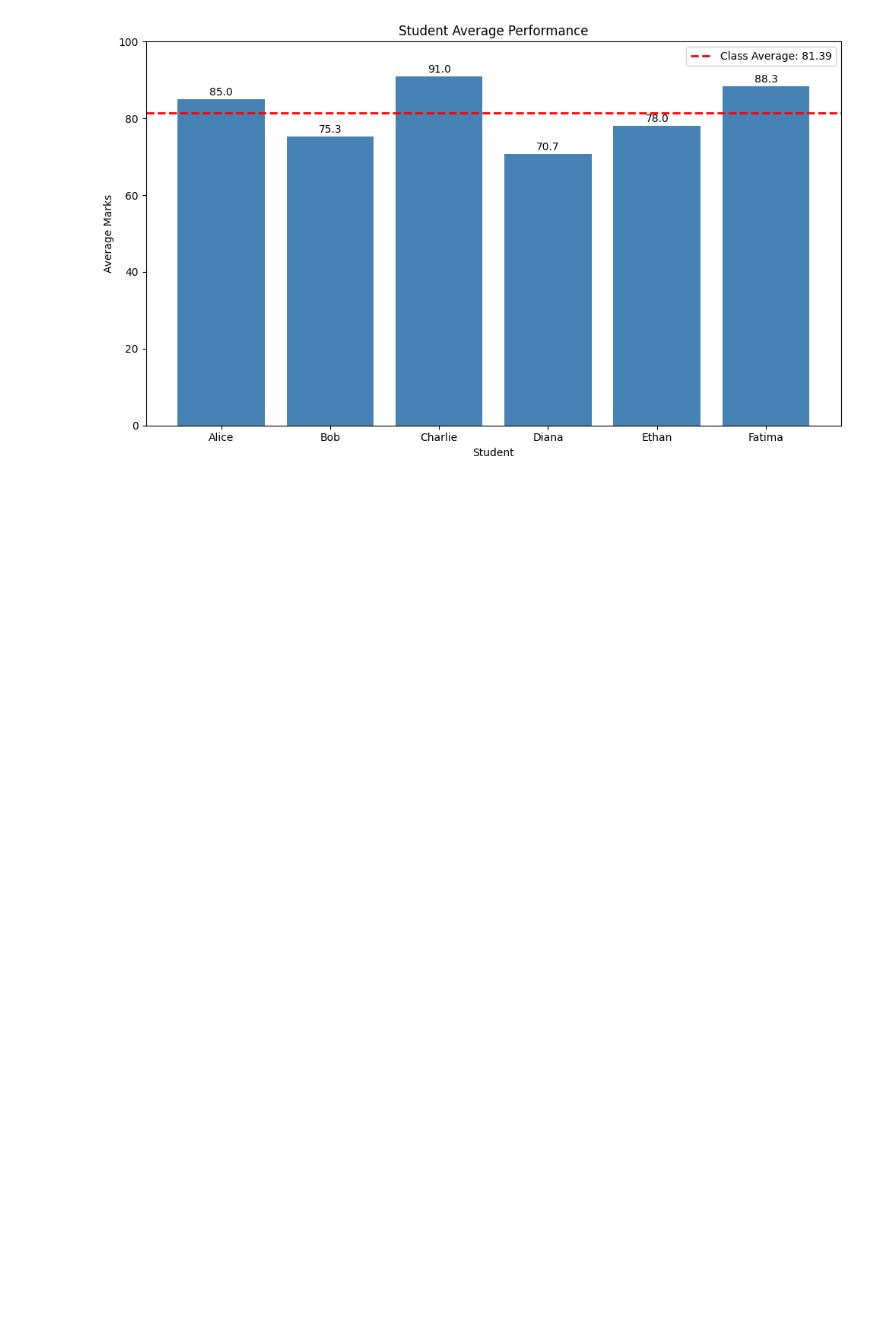
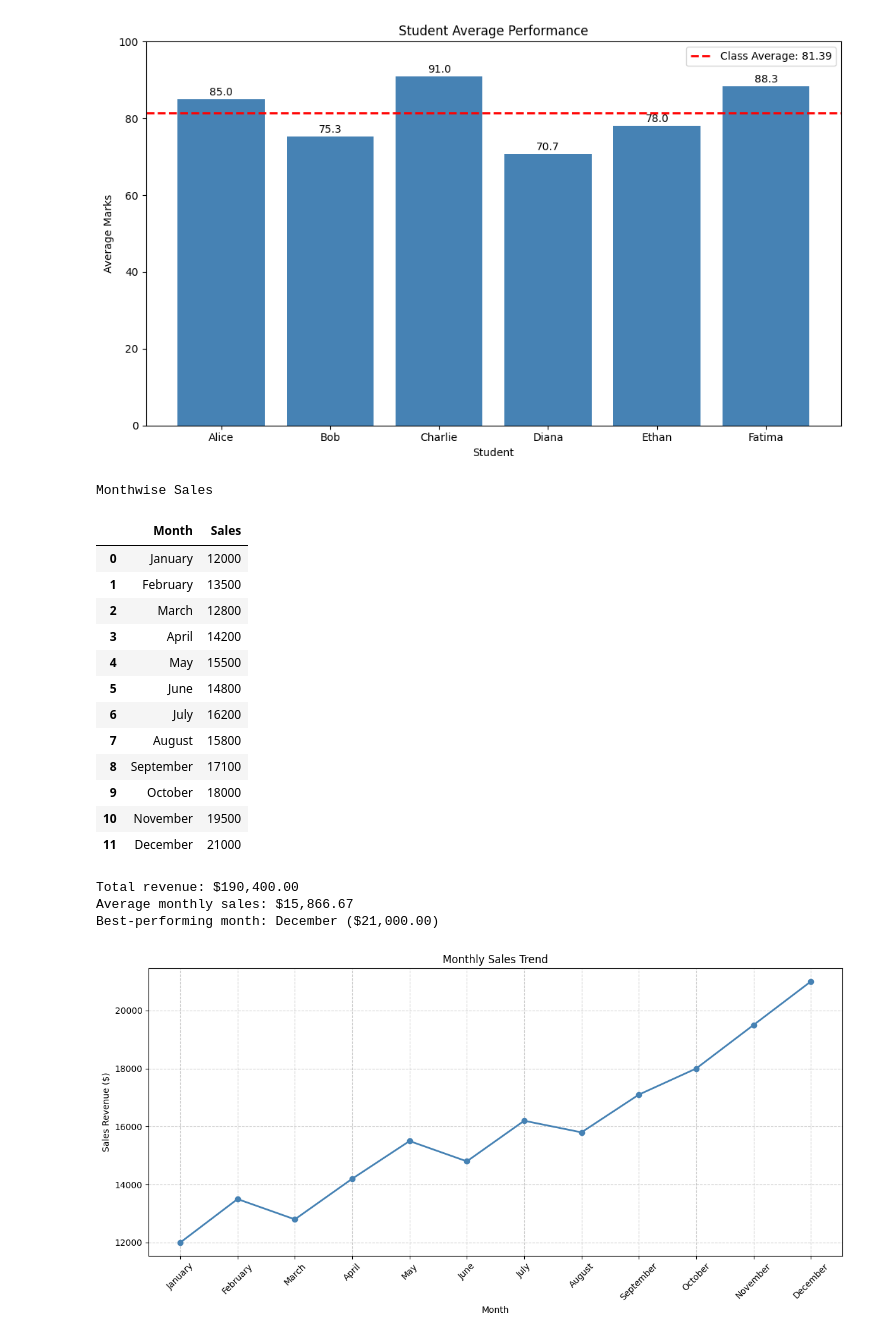
Before and after one commit to dewx21/PYTHON, a Jupyter notebook: l&t/cloud_notebooks/session5/session5_projects.ipynb, the cells around one changed output. Cells and saved outputs as stored; diff of their text form; code cells hidden in the pictures; blank space fills up the shorter version.

```diff
--- a/l&t/cloud_notebooks/session5/session5_projects.ipynb
+++ b/l&t/cloud_notebooks/session5/session5_projects.ipynb
@@ -96,3 +96,67 @@ Mathematics: 85 (class average: 80.17, difference: +4.83)
 Science: 82 (class average: 82.00, difference: +0.00)
 English: 88 (class average: 82.00, difference: +6.00)
 [figure]
+# %%
+# Monthly sales data
+monthly_sales = pd.DataFrame({
+    "Month": [
+        "January", "February", "March", "April", "May", "June",
+        "July", "August", "September", "October", "November", "December"
+    ],
+    "Sales": [12000, 13500, 12800, 14200, 15500, 14800,
+              16200, 15800, 17100, 18000, 19500, 21000]
+})
+
+# NumPy calculations
+total_revenue = np.sum(monthly_sales["Sales"].values)
+average_sales = np.mean(monthly_sales["Sales"].values)
+
+# Pandas finds the row with maximum sales
+best_month = monthly_sales.loc[monthly_sales["Sales"].idxmax()]
+
+print("Monthwise Sales")
+display(monthly_sales)
+
+print(f"Total revenue: ${total_revenue:,.2f}")
+print(f"Average monthly sales: ${average_sales:,.2f}")
+print(
+    f"Best-performing month: {best_month['Month']} "
+    f"(${best_month['Sales']:,.2f})"
+)
+
+# Matplotlib monthly sales trend
+plt.figure(figsize=(12, 6))
+plt.plot(
+    monthly_sales["Month"],
+    monthly_sales["Sales"],
+    marker="o",
+    linewidth=2,
+    color="steelblue"
+)
+
+plt.title("Monthly Sales Trend")
+plt.xlabel("Month")
+plt.ylabel("Sales Revenue ($)")
+plt.xticks(rotation=45)
+plt.grid(True, linestyle="--", alpha=0.6)
+plt.tight_layout()
+plt.show()
+# %% [output]
+Monthwise Sales
+|  | Month | Sales |
+| 0 | January | 12000 |
+| 1 | February | 13500 |
+| 2 | March | 12800 |
+| 3 | April | 14200 |
+| 4 | May | 15500 |
+| 5 | June | 14800 |
+| 6 | July | 16200 |
+| 7 | August | 15800 |
+| 8 | September | 17100 |
+| 9 | October | 18000 |
+| 10 | November | 19500 |
+| 11 | December | 21000 |
+Total revenue: $190,400.00
+Average monthly sales: $15,866.67
+Best-performing month: December ($21,000.00)
+[figure, added]
```
